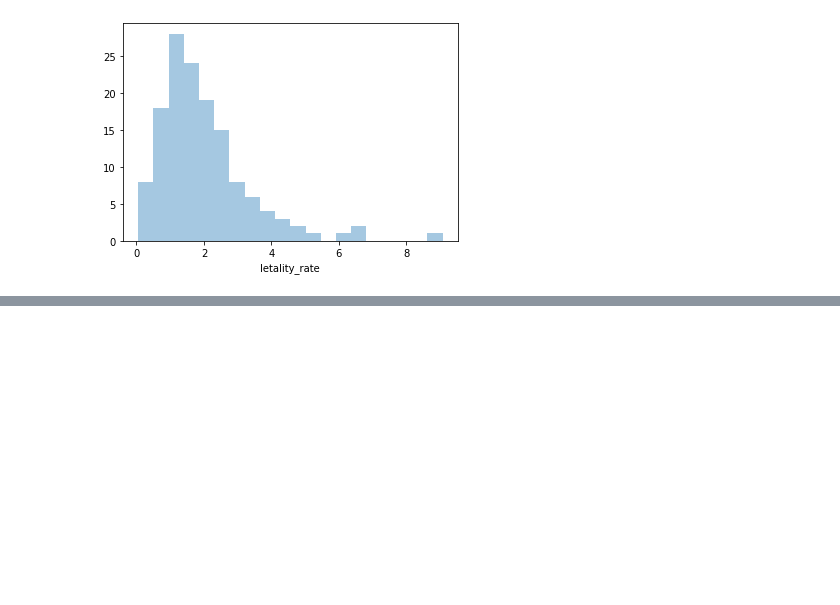
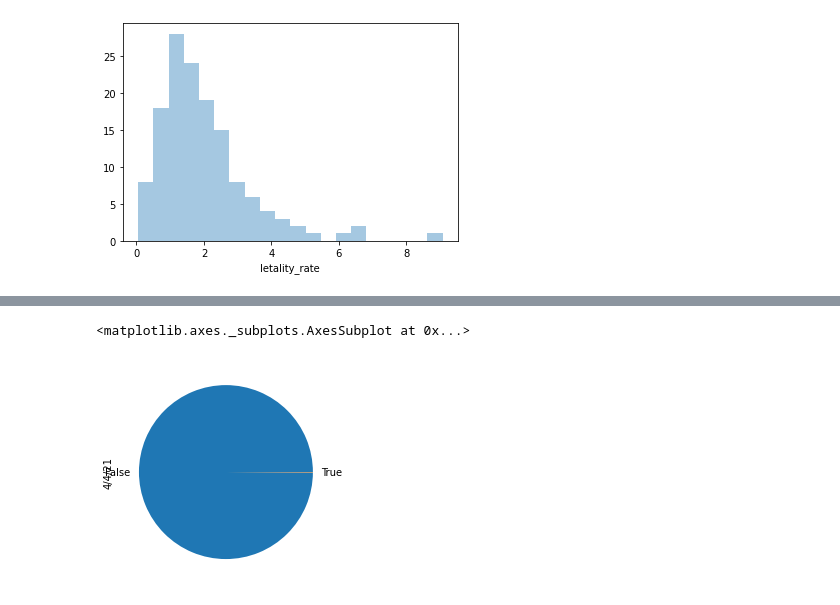
Before and after one commit to andrade-lcs/Data_Science_alura, a Jupyter notebook: alura_data_science_saude.ipynb, the cells around one changed output, grey strips where cells are left out. Cells and saved outputs as stored; diff of their text form; code cells hidden in the pictures; blank space fills up the shorter version.

```diff
--- a/alura_data_science_saude.ipynb
+++ b/alura_data_science_saude.ipynb
@@ -310,0 +382,5 @@ sns.distplot(combined.query('confirmed > 10000')['letality_rate'], kde=False, bi
+# %%
+confirmed.groupby('is_china').sum()[last_date].plot(kind='pie')
+# %% [output]
+<matplotlib.axes._subplots.AxesSubplot at 0x...>
+[figure, added]
```
Also changed, not shown: parts of 30 cells of this notebook.
